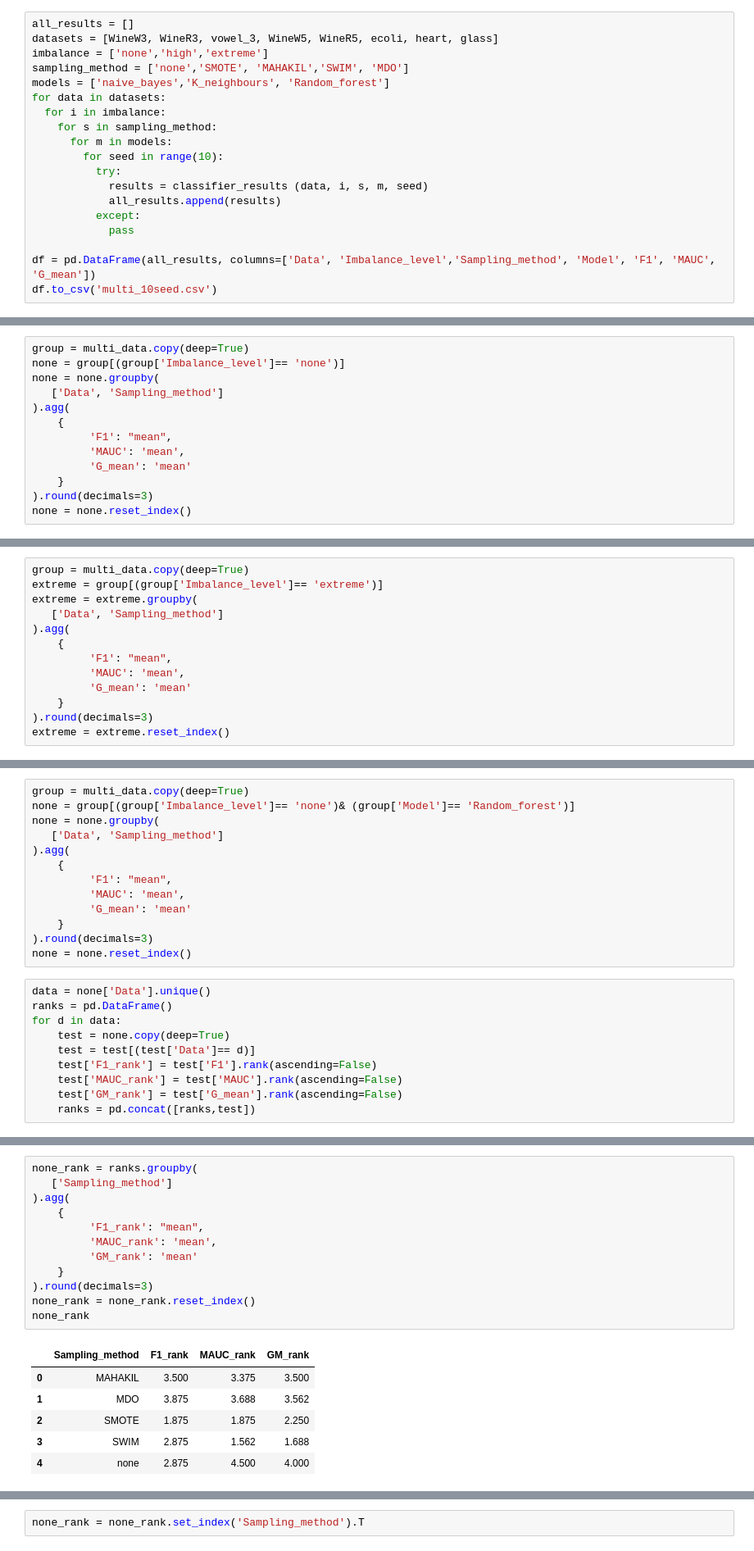
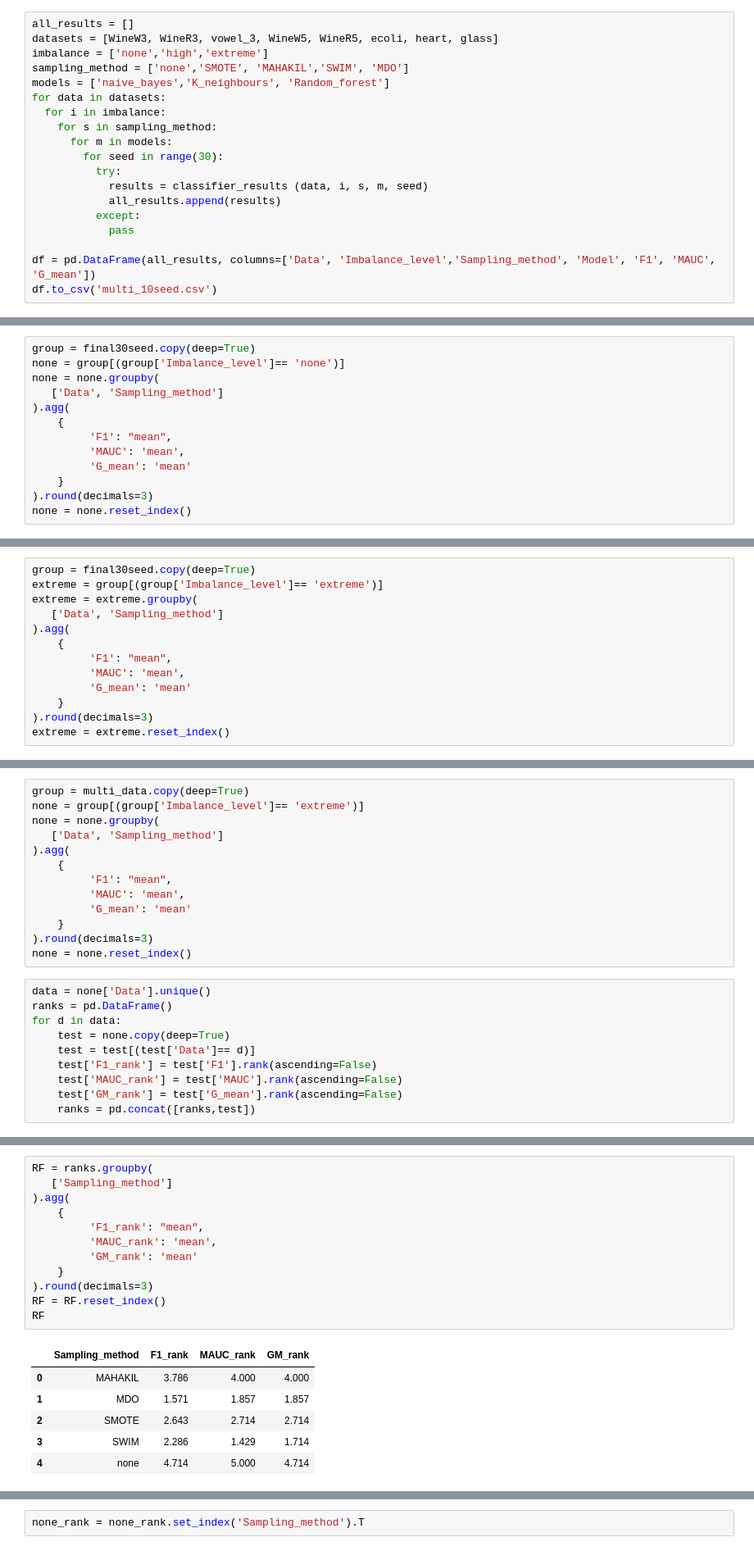
Before and after one commit to emmaranderson/Peak_Diss, a Jupyter notebook: Peak_Diss/Emma_Diss_Re_write_multi.ipynb, the cells around one changed output, grey strips where cells are left out. Shown at 82% size. Drawn from its saved outputs; the diff is of its cells as text.

```diff
--- a/Peak_Diss/Emma_Diss_Re_write_multi.ipynb
+++ b/Peak_Diss/Emma_Diss_Re_write_multi.ipynb
@@ -905,7 +1042,7 @@ for data in datasets:
   for i in imbalance:
     for s in sampling_method:
       for m in models:
-        for seed in range(10):
+        for seed in range(30):
           try:
             results = classifier_results (data, i, s, m, seed)
             all_results.append(results)
@@ -978,5 +1117,5 @@ multi_data = pd.read_csv('multi_10seed.csv')
 # %%
-group = multi_data.copy(deep=True)
+group = final30seed.copy(deep=True)
 none = group[(group['Imbalance_level']== 'none')]
 none = none.groupby(
    ['Data', 'Sampling_method']
@@ -1040,5 +1189,5 @@ none_rank
 # %%
-group = multi_data.copy(deep=True)
+group = final30seed.copy(deep=True)
 extreme = group[(group['Imbalance_level']== 'extreme')]
 extreme = extreme.groupby(
    ['Data', 'Sampling_method']
@@ -1082,6 +1243,6 @@ extreme_rank
 # %%
 group = multi_data.copy(deep=True)
-none = group[(group['Imbalance_level']== 'none')& (group['Model']== 'Random_forest')]
+none = group[(group['Imbalance_level']== 'extreme')]
 none = none.groupby(
    ['Data', 'Sampling_method']
 ).agg(
@@ -1105,19 +1295,19 @@ for d in data:
 # %%
-none_rank = ranks.groupby(
+RF = ranks.groupby(
    ['Sampling_method']
 ).agg(
     {
          'F1_rank': "mean",
          'MAUC_rank': 'mean',
          'GM_rank': 'mean'
     }
 ).round(decimals=3)
-none_rank = none_rank.reset_index()
-none_rank
+RF = RF.reset_index()
+RF
 # %% [output]
 |  | Sampling_method | F1_rank | MAUC_rank | GM_rank |
-| 0 | MAHAKIL | 3.500 | 3.375 | 3.500 |
-| 1 | MDO | 3.875 | 3.688 | 3.562 |
-| 2 | SMOTE | 1.875 | 1.875 | 2.250 |
-| 3 | SWIM | 2.875 | 1.562 | 1.688 |
-| 4 | none | 2.875 | 4.500 | 4.000 |
+| 0 | MAHAKIL | 3.786 | 4.000 | 4.000 |
+| 1 | MDO | 1.571 | 1.857 | 1.857 |
+| 2 | SMOTE | 2.643 | 2.714 | 2.714 |
+| 3 | SWIM | 2.286 | 1.429 | 1.714 |
+| 4 | none | 4.714 | 5.000 | 4.714 |
```
Also changed, not shown: parts of 57 cells of this notebook, 2 other files.
